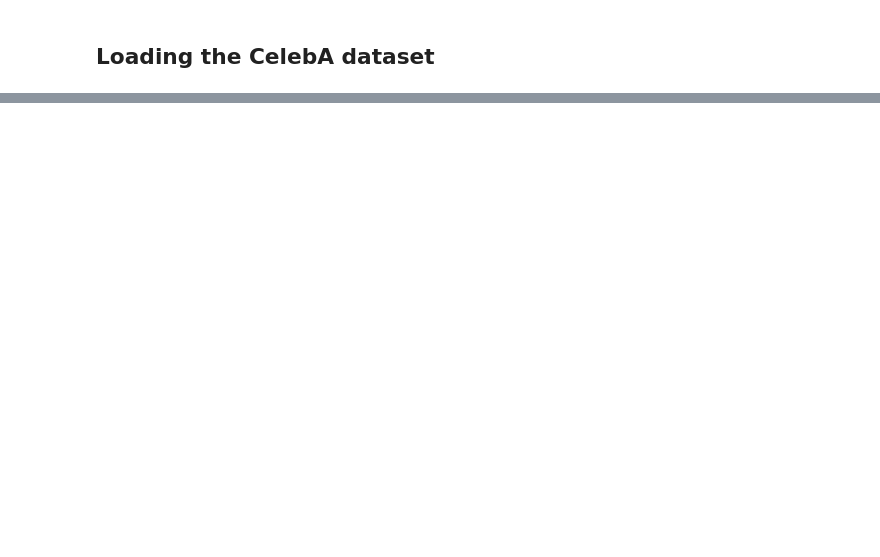
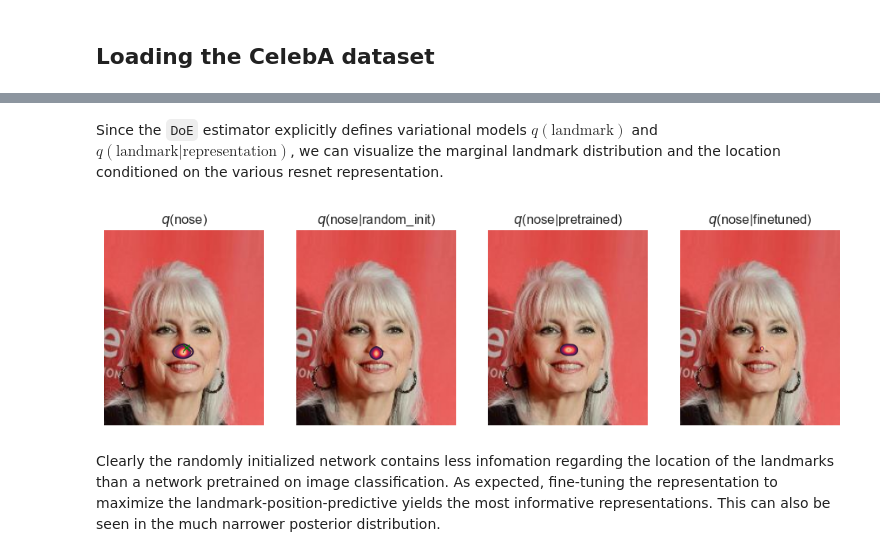
Before and after one commit to mfederici/torch-mist, a Jupyter notebook: docs/notebooks/examples/keypoint_info.ipynb, the cells around one changed output, grey strips where cells are left out. Drawn from its saved outputs; the diff is of its cells as text; code cells hidden in the pictures; blank space fills up the shorter version.

```diff
--- a/docs/notebooks/examples/keypoint_info.ipynb
+++ b/docs/notebooks/examples/keypoint_info.ipynb
@@ -341,0 +256,60 @@ pd.DataFrame(estimates)
+# %% [markdown]
+Since the `DoE` estimator explicitly defines variational models $q(\text{landmark})$ and $q(\text{landmark}|\text{representation})$, we can visualize the marginal landmark distribution and the location conditioned on the various resnet representation.
+# %%
+import numpy as np
+
+# Consider an instance
+idx = 898
+# And the nose location as the landmark
+landmark_name = 'nose'
+landmark_pos = revert(data[landmark_name]).data.numpy()[0]
+
+# Encode all the representations
+data = {key: value.unsqueeze(0) for key, value in dataset[idx].items()}
+img = data['image']
+encoded_data = mi_estimator.transform(**data)
+
+# Prepare the axis
+f, ax = plt.subplots(
+    1,len(REPRESENTATIONS)+1,
+    figsize=(len(REPRESENTATIONS)*4,4)
+)
+
+# Make a uniform grid of XY coordinates
+x_axis = np.arange(img.shape[2])+1
+y_axis = np.arange(img.shape[3])+1
+Y, X = np.meshgrid(x_axis, y_axis)
+XY = normalize(torch.cat([
+    torch.FloatTensor(X).unsqueeze(-1),
+    torch.FloatTensor(Y).unsqueeze(-1),
+],-1))
+
+# Consider the distribution q(nose) and evaluate the probability on the whole grid
+marginal = mi_estimator.base_estimator.estimators[f'random_init;{landmark_name}'].q_Y
+q_y = marginal.log_prob(XY).data.exp()
+
+# Plot the image
+ax[0].imshow(data['image'][0].permute(1,2,0))
+# and the marginal probability corresponding to the nose location
+ax[0].contour(X, Y, q_y)
+# together with the actual nose location
+ax[0].plot(landmark_pos[0], landmark_pos[1], 'xg')
+ax[0].set_title(f'$q$({landmark_name})')
+ax[0].axis('off')
+
+# Plot the same for each of the q(nose|representation) (one for each representation)
+for i, representation in enumerate(REPRESENTATIONS):
+    # Consider q(nose|representation) and compute the probability on the whole grid
+    conditional = mi_estimator.base_estimator.estimators[f'{representation};{landmark_name}'].q_Y_given_X
+    q_y_given_x = conditional.condition(encoded_data[representation].unsqueeze(0)).log_prob(XY).data.exp()
+
+    # Plot the image and the corresponding probability contour and ground truth location
+    ax[i+1].imshow(data['image'][0].permute(1,2,0))
+    ax[i+1].contour(X,Y,q_y_given_x)
+    ax[i+1].set_title(f'$q$({landmark_name}|{representation})')
+    ax[i+1].axis('off')
+# %% [output]
+[figure, added]
+# %% [markdown]
+Clearly the randomly initialized network contains less infomation regarding the location of the landmarks than a network pretrained on image classification.
+As expected, fine-tuning the representation to maximize the landmark-position-predictive yields the most informative representations. This can also be seen in the much narrower posterior distribution.
```
Also changed, not shown: parts of 38 cells of this notebook, 26 other files.
